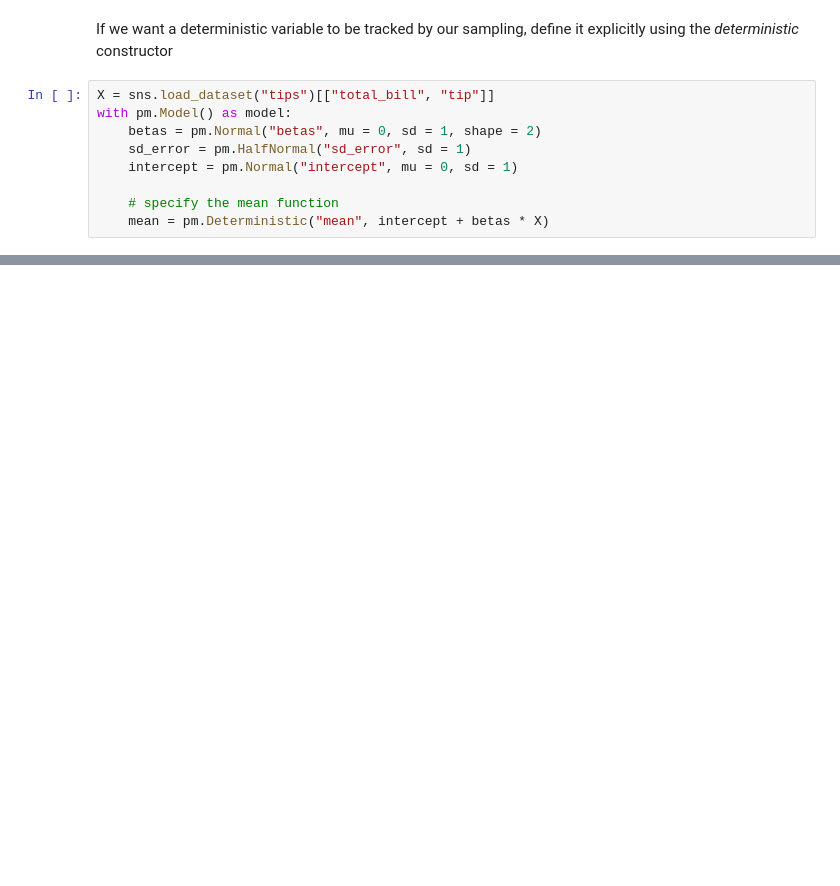
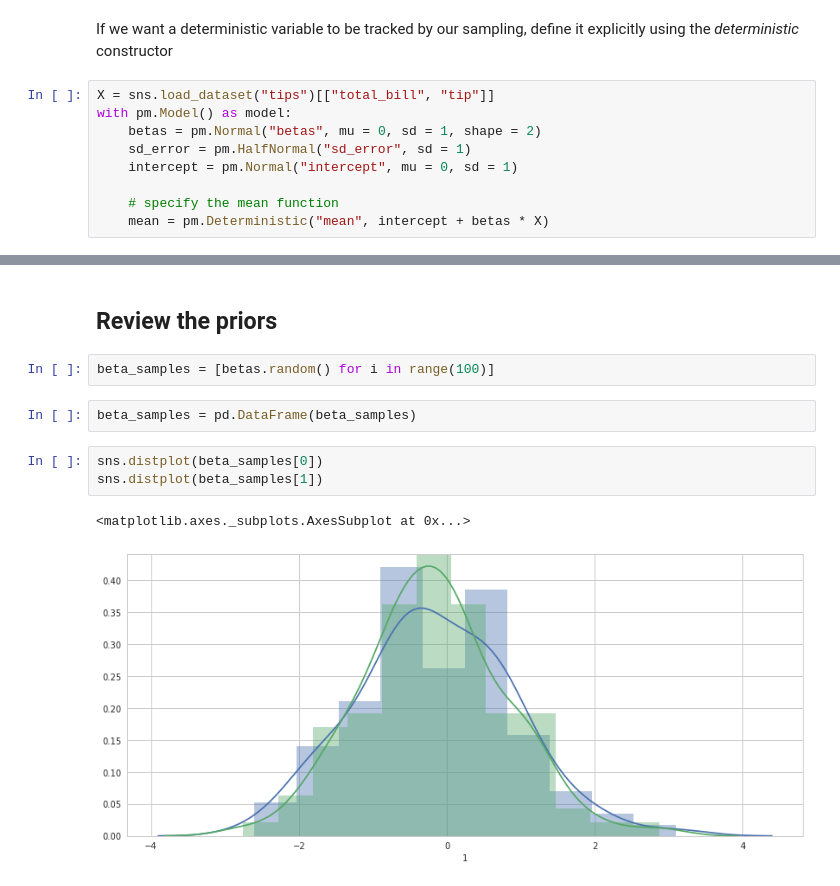
Before and after one commit to Emaasit/learning-pymc3, a Jupyter notebook: bm4h/ch02_more_pymc.ipynb, the cells around one changed output, grey strips where cells are left out. Saved outputs shown, nothing was run; the diff lists cells and outputs as text; blank space fills up the shorter version.

```diff
--- a/bm4h/ch02_more_pymc.ipynb
+++ b/bm4h/ch02_more_pymc.ipynb
@@ -91,0 +80,12 @@ Most of the heavy lifting in PyMC3 is doen by *theano*.
+# %% [markdown]
+## Review the priors
+# %%
+beta_samples = [betas.random() for i in range(100)]
+# %%
+beta_samples = pd.DataFrame(beta_samples)
+# %%
+sns.distplot(beta_samples[0])
+sns.distplot(beta_samples[1])
+# %% [output]
+<matplotlib.axes._subplots.AxesSubplot at 0x...>
+[figure, added]
```
Also changed, not shown: parts of 20 cells of this notebook.
